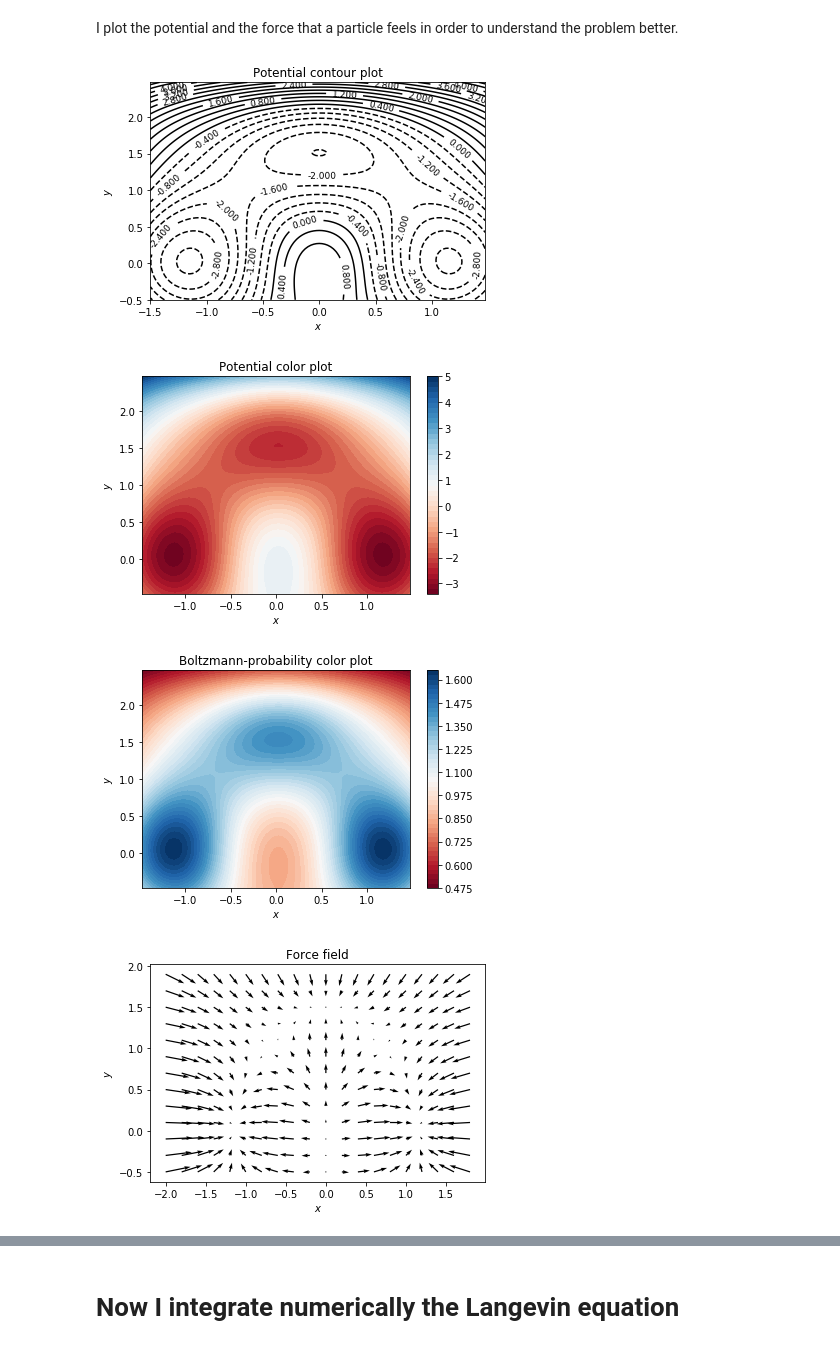
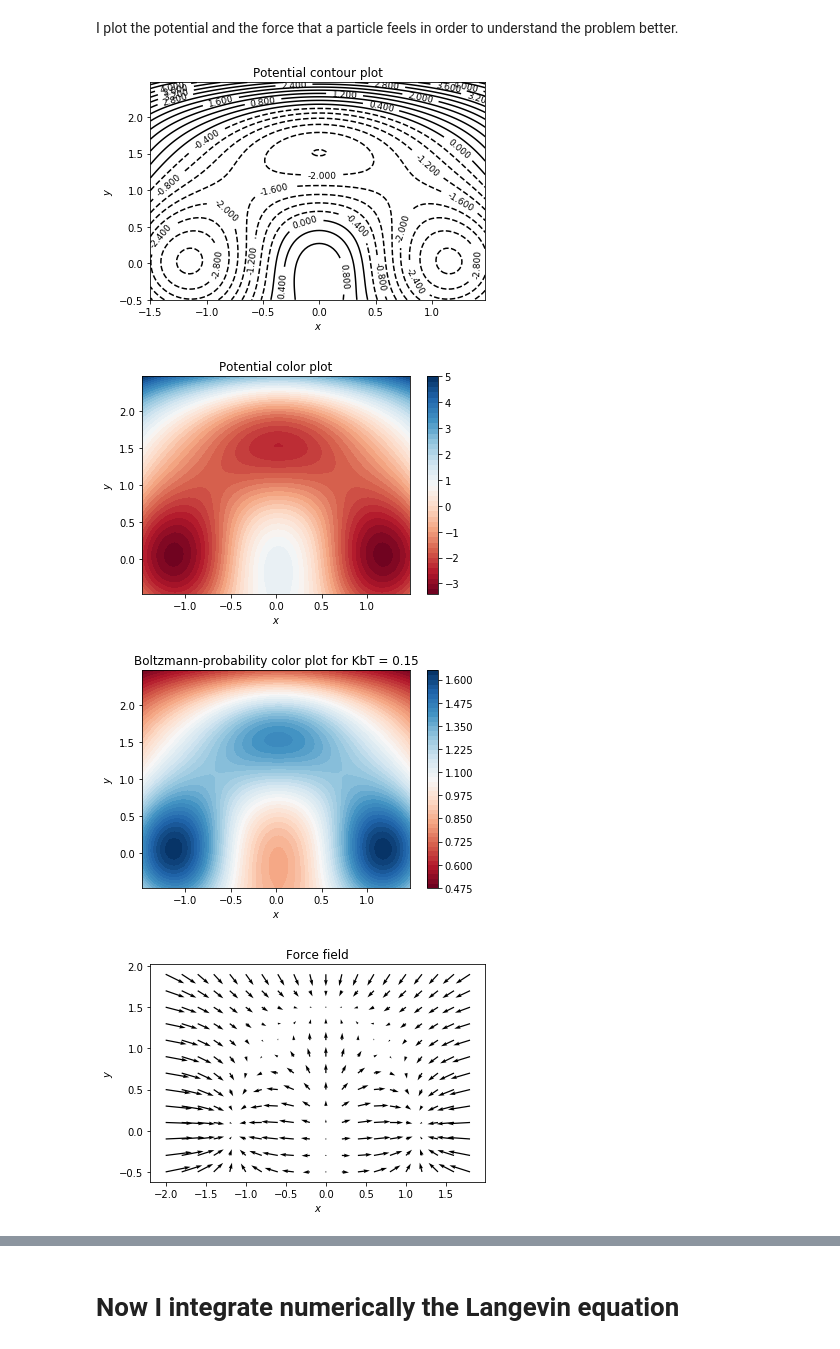
Before and after one commit to FrancescoSlongo/VariationalMD, a Jupyter notebook: 2D_ToyModel_1.ipynb, the cells around one changed output, grey strips where cells are left out. Saved outputs shown, nothing was run; the diff lists cells and outputs as text; code cells hidden in the pictures.

```diff
--- a/2D_ToyModel_1.ipynb
+++ b/2D_ToyModel_1.ipynb
@@ -153,7 +157,7 @@ cf = ax.contourf(x[:-1, :-1] + dx/2.,
                   y[:-1, :-1] + dy/2., U, levels=levels,
                   cmap=cmap)
 fig.colorbar(cf, ax=ax)
-ax.set_title('Boltzmann-probability color plot')
+ax.set_title('Boltzmann-probability color plot for KbT = 0.15')
 ax.set_xlabel(r'$x$')
 ax.set_ylabel(r'$y$')
 plt.show()
@@ -222,34 +226,34 @@ e1 = np.exp(-(x**2 + y**2))
 e2 = np.exp(-(x**2+(y- b0*I)**2))
 e3 = np.exp(-((x - x0*I)**2 + y**2))
 e4 = np.exp(-((x + x0*I)**2 + y**2))
 Fy = 2.0*u0*(y*e1 -3.0/5.0*(y - b0*I)*e2 - y*e3 - y*e4)-4.0*w0*(y - a0*I)**3
 # x and y are bounds, so z should be the value *inside* those bounds.
 # Therefore, remove the last value from the z array.
 Fy = Fy[:-1, :-1]
 levelsY = MaxNLocator(nbins=50).tick_values(Fy.min(), Fy.max())
 
 
 # pick the desired colormap, sensible levels, and define a normalization
 # instance which takes data values and translates those into levels.
 cmapY = plt.get_cmap('RdBu')
 normY = BoundaryNorm(levelsY, ncolors=cmapY.N, clip=True)
 
 fig, axY = plt.subplots()
 
 # contours are *point* based plots, so convert our bound into point
 # centers
 cfY = axY.contourf(x[:-1, :-1] + dx/2.,
                   y[:-1, :-1] + dy/2., Fy, levels=levelsY,
                   cmap=cmapY)
 fig.colorbar(cfY, ax=axY)
 axY.set_title('y-component of Force')
 axY.set_xlabel(r'$x$')
 axY.set_ylabel(r'$y$')
 plt.show()
 # %% [output]
 [figure]
 [figure]
-[figure, old version]
+[figure, new version]
 [figure]
 [figure]
 [figure]
```
Also changed, not shown: parts of 15 cells of this notebook, 48 other files.
